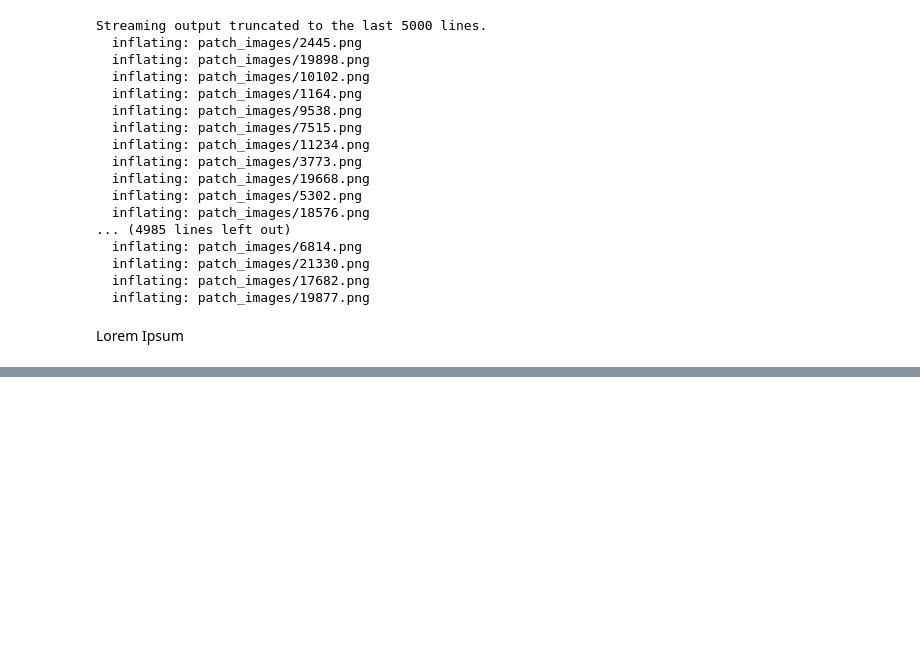
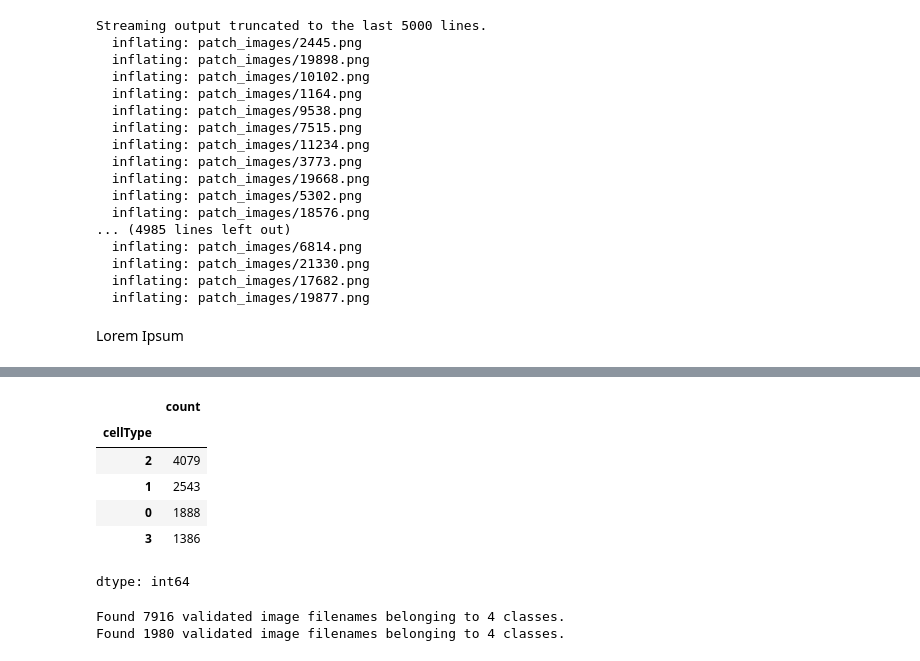
Before and after one commit to Colossus08/ML-Assignment-2, a Jupyter notebook: ML_Assignment_2.ipynb, the cells around one changed output, grey strips where cells are left out. Drawn from its saved outputs; the diff is of its cells as text; code cells hidden in the pictures; blank space fills up the shorter version.

```diff
--- a/ML_Assignment_2.ipynb
+++ b/ML_Assignment_2.ipynb
@@ -28,0 +63,10 @@ hiii
+# %%
+df.value_counts('cellType')
+# %% [output]
+|  | count |
+| cellType |  |
+| 2 | 4079 |
+| 1 | 2543 |
+| 0 | 1888 |
+| 3 | 1386 |
+dtype: int64
@@ -28,0 +84,24 @@ hiii
+# %%
+training_generator=training_datagen.flow_from_dataframe(
+    dataframe=train_df,
+    directory='/content/patch_images/',
+    x_col='ImageName',
+    y_col='cellTypeName',
+    target_size=(27,27),
+    batch_size=batch_size,
+    class_mode='sparse'
+)
+
+
+validation_generator=validation_datagen.flow_from_dataframe(
+    dataframe=val_df,
+    directory='/content/patch_images/',
+    x_col='ImageName',
+    y_col='cellTypeName',
+    target_size=(27,27),
+    batch_size=batch_size,
+    class_mode='sparse'
+)
+# %% [output]
+Found 7916 validated image filenames belonging to 4 classes.
+Found 1980 validated image filenames belonging to 4 classes.
```
Also changed, not shown: parts of 19 cells of this notebook.
